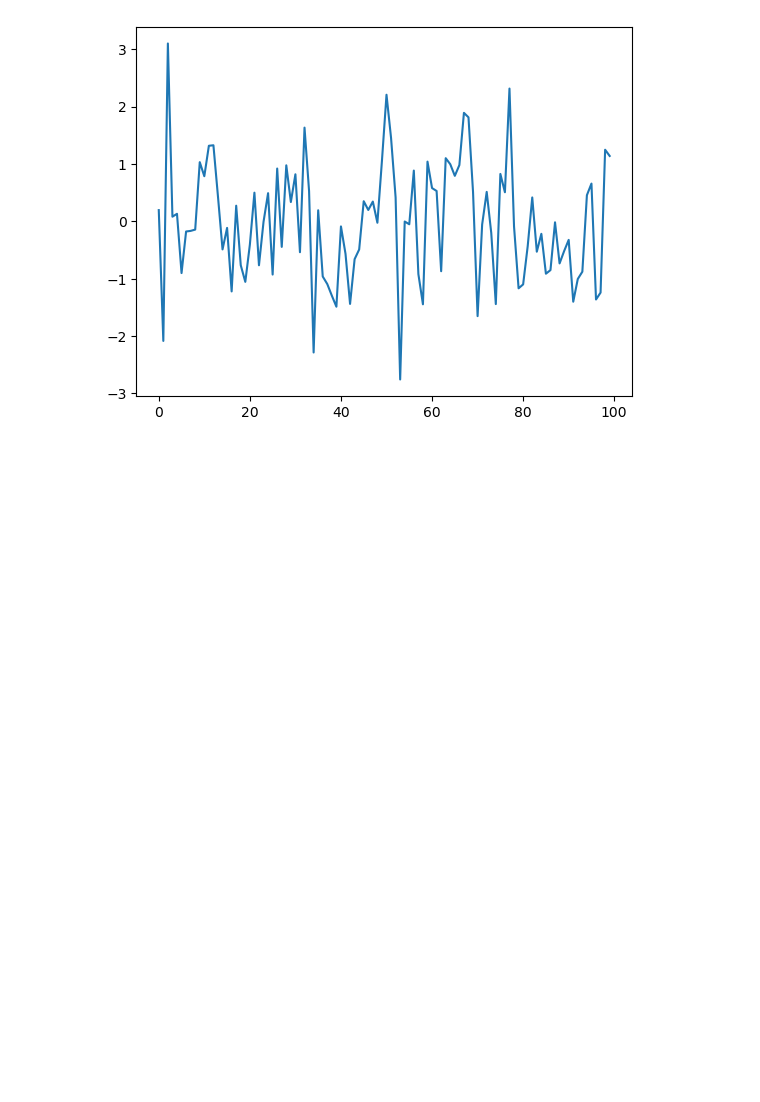
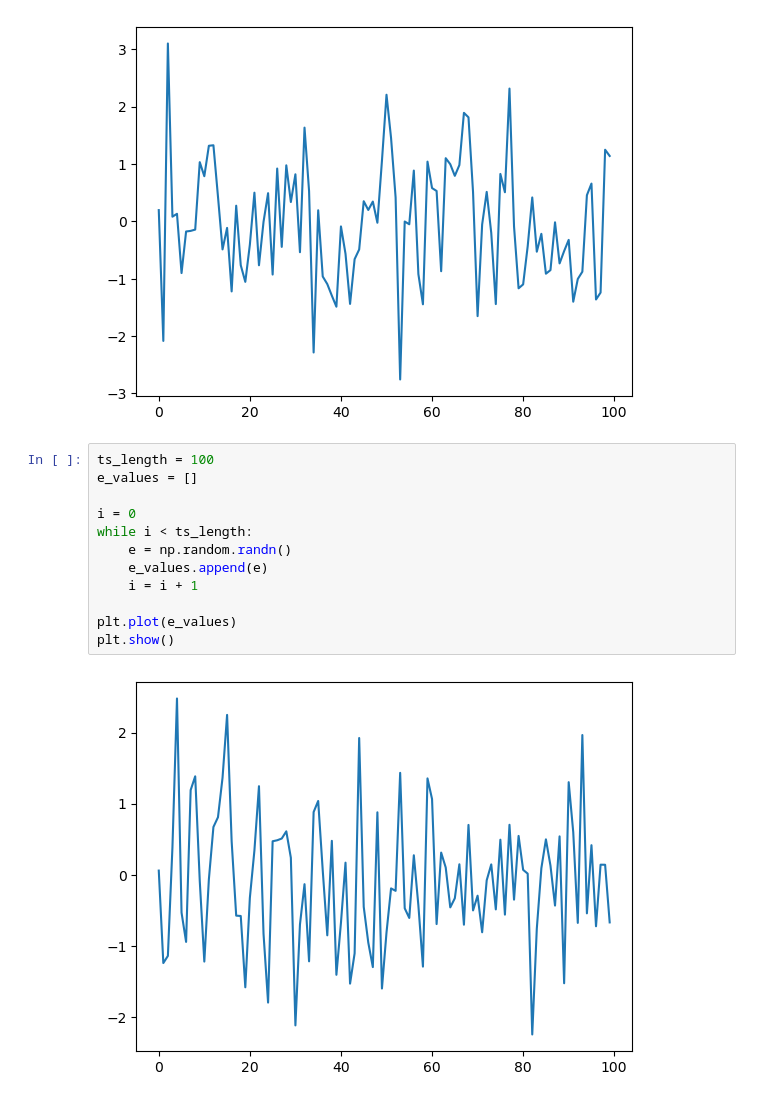
Before and after one commit to tanner-houston/QuantEcon.py, a Jupyter notebook: Python Programing for Econ and Finance/plotting_whitenoise.ipynb, the cells around one changed output. Cells and saved outputs as stored; diff of their text form; blank space fills up the shorter version.

```diff
--- a/Python Programing for Econ and Finance/plotting_whitenoise.ipynb
+++ b/Python Programing for Econ and Finance/plotting_whitenoise.ipynb
@@ -28,3 +28,17 @@ plt.plot(e_values)
 plt.show()
 # %% [output]
 [figure]
+# %%
+ts_length = 100
+e_values = []
+
+i = 0
+while i < ts_length:
+    e = np.random.randn()
+    e_values.append(e)
+    i = i + 1
+
+plt.plot(e_values)
+plt.show()
+# %% [output]
+[figure, added]
```
Also changed, not shown: parts of 7 cells of this notebook.
